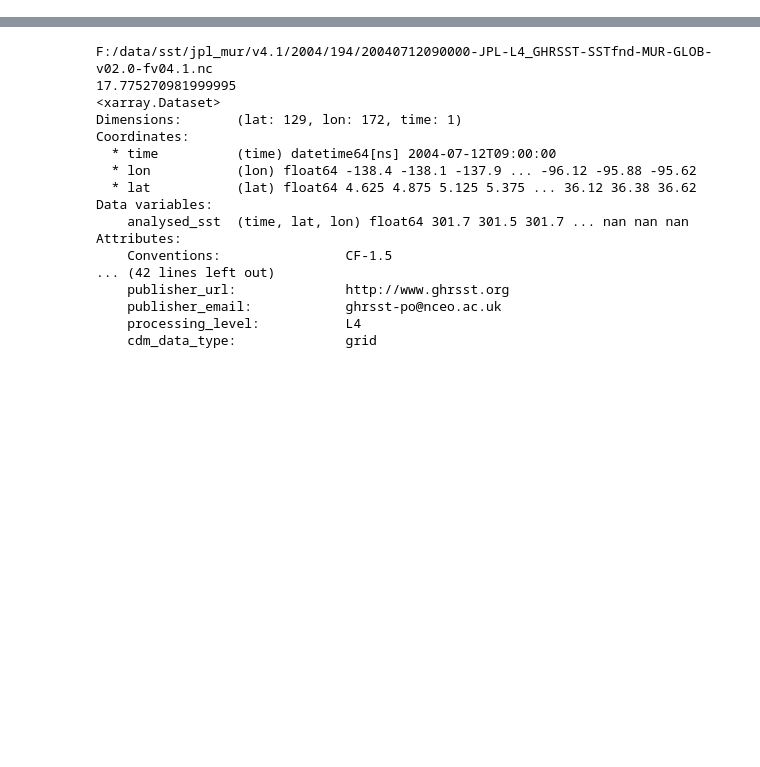
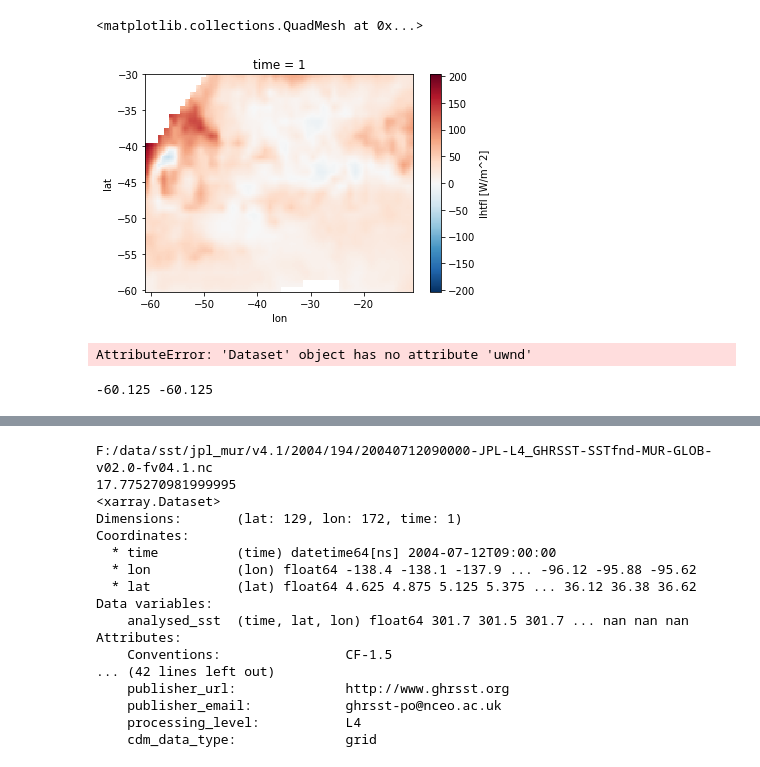
Before and after one commit to cgentemann/storm_heat_content, a Jupyter notebook: Storm_sst-testing-different-read-routines.ipynb, the cells around one changed output, grey strips where cells are left out. Drawn from its saved outputs; the diff is of its cells as text; code cells hidden in the pictures; blank space fills up the shorter version.

```diff
--- a/Storm_sst-testing-different-read-routines.ipynb
+++ b/Storm_sst-testing-different-read-routines.ipynb
@@ -25,3 +129,41 @@ import math
+# %%
+ds_storm.lhtfl.plot()
+#ds_storm.longitude[:]
+# %% [output]
+<matplotlib.collections.QuadMesh at 0x...>
+[figure, added]
+# %%
+dir_ccmp='F:/data/sat_data/ccmp/v02.0/Y'
+lyr, idyjl = 2015,1
+storm_date = dt.datetime(2015,1,1)
+syr, smon, sdym, sjdy=str(storm_date.year),str(storm_date.month),str(storm_date.day),str(storm_date.timetuple().tm_yday)
+fname_tem='/CCMP_Wind_Analysis_' + syr + smon.zfill(2) + sdym.zfill(2) + '_V02.0_L3.0_RSS.nc'
+ccmp_filename = dir_ccmp + syr + '/M' + smon.zfill(2) + fname_tem
+ds=xr.open_dataset(ccmp_filename)
+ds_day = ds.mean(dim='time')     #take average across all 6 hourly data fields
+if iwrap==0:
+    ds_day.coords['longitude'] = (ds_day.coords['longitude'] + 180) % 360 - 180
+ds_day = ds_day.sortby(ds_day.longitude)
+ds.close()
+ds_storm = ds_day.interp(latitude = new_lat_storm,longitude = new_lon_storm)
+ds_storm
+ds_storm2 = ds_storm.sortby(ds_storm.longitude)
+print(ds_storm.dims)
+
+
+
+
+plt.plot(ds_storm.uwnd[0,:],'r')
+ds_day2 = np.append(ds_day.uwnd[:,720:],ds_day.uwnd[:,:720], axis=1)
+plt.plot(ds_day2[73,:])
+#print(ds_day.uwnd[70,683:763])
+#print(ds_storm.uwnd[0,:])
+# %% [output]
+AttributeError: 'Dataset' object has no attribute 'uwnd'
+# %%
+print(ds_day.latitude[73].data,ds_storm.latitude[0].data)
+# %% [output]
+-60.125 -60.125
 # %%
 dir_ccmp='F:/data/sat_data/ccmp/v02.0/Y'
 date_1858 = dt.datetime(1858,11,17,0,0,0) # start date is 11/17/1958
```
Also changed, not shown: parts of 9 cells of this notebook.
